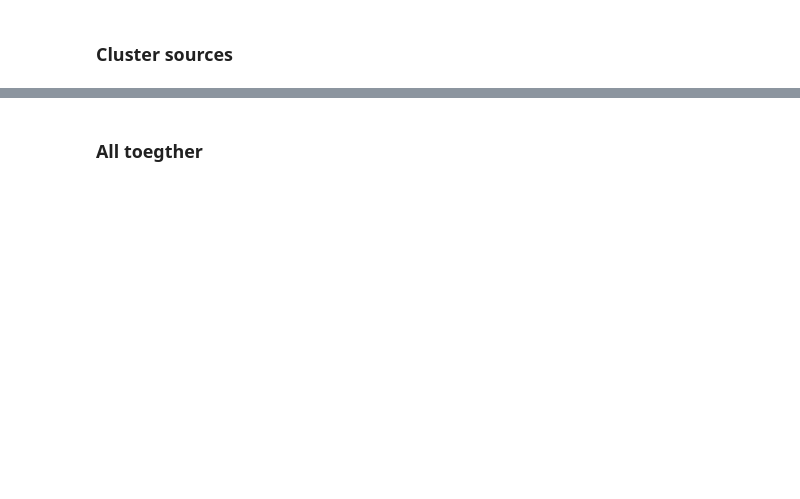
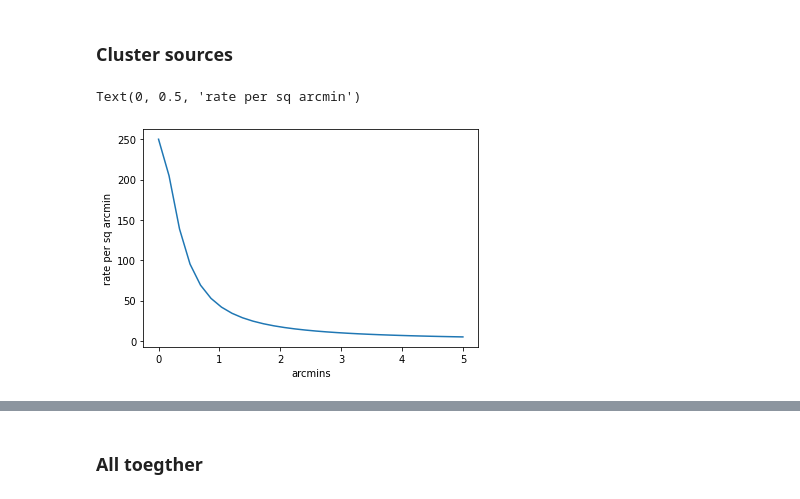
Before and after one commit to floydie7/SPT_AGN, a Jupyter notebook: Mock_generation_2022.ipynb, the cells around one changed output, grey strips where cells are left out. Drawn from its saved outputs; the diff is of its cells as text; code cells hidden in the pictures; blank space fills up the shorter version.

```diff
--- a/Mock_generation_2022.ipynb
+++ b/Mock_generation_2022.ipynb
@@ -188,18 +192,21 @@ bk_df
 # %%
 # define a simple model to start with
 # let y be some rate function n(r)
 r_array=np.linspace(0,5,30)
 
 A0=cl_rate; beta0=0.8; rc0=0.3; rmax0=5.0; back0=0.0 # background is 0.0 as only cluster here
 
-def model_rate(r,A,beta,rc,rmax,back):
+def model_rate(r: ArrayLike, A: float, beta: float, rc: float, rmax: float, back: float) -> np.ndarray:
     n=A * ((1+(r/rc)**2)**(-1.5*beta+0.5)) + back
     n[r>rmax]=0.0
     return n
 
 plt.plot(r_array,model_rate(r_array,A0,beta0,rc0,rmax0,back0))
 plt.xlabel('arcmins')
 plt.ylabel('rate per sq arcmin')
+# %% [output]
+Text(0, 0.5, 'rate per sq arcmin')
+[figure, added]
 # %%
 # simualte h_pp for max rate
 max_rate=np.max(model_rate(r_array,A0,beta0,rc0,rmax0,back0))
```
Also changed, not shown: parts of 31 cells of this notebook.
